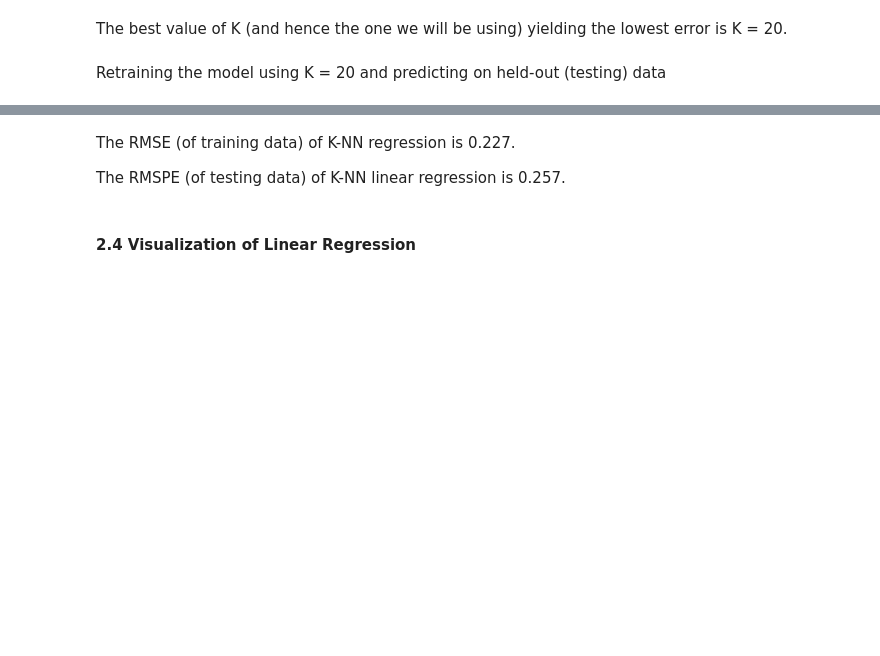
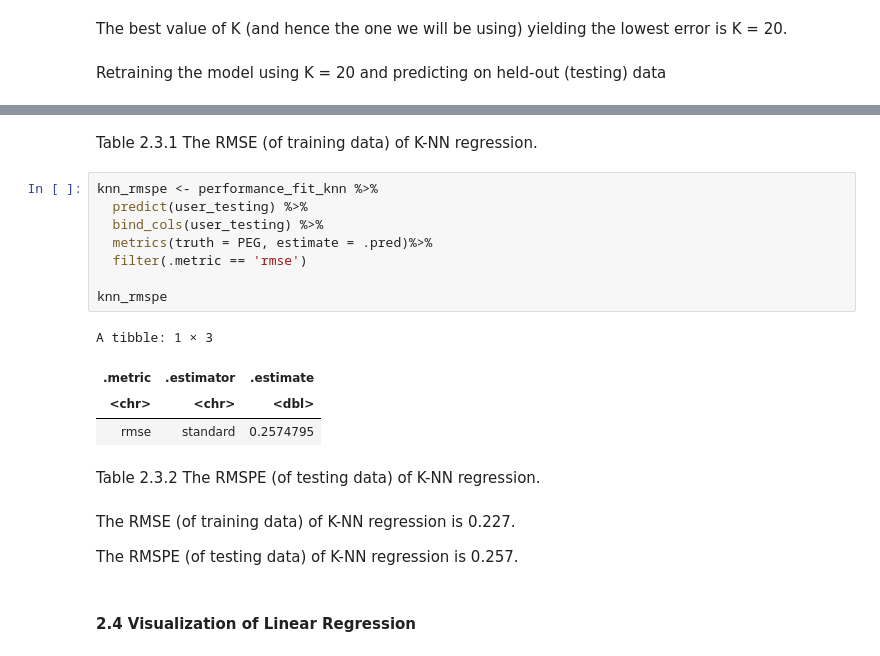
Before and after one commit to snowwang99/DSCI100_group32_project, a Jupyter notebook: DSCI100_Group32_Report.ipynb, the cells around one changed output, grey strips where cells are left out. Saved outputs shown, nothing was run; the diff lists cells and outputs as text; blank space fills up the shorter version.

```diff
--- a/DSCI100_Group32_Report.ipynb
+++ b/DSCI100_Group32_Report.ipynb
@@ -475,7 +483,24 @@ knn_rmspe
+# %% [markdown]
+Table 2.3.1 The RMSE (of training data) of K-NN regression.
+# %%
+knn_rmspe <- performance_fit_knn %>%
+  predict(user_testing) %>%
+  bind_cols(user_testing) %>%
+  metrics(truth = PEG, estimate = .pred)%>%
+  filter(.metric == 'rmse')
+
+knn_rmspe
+# %% [output]
+A tibble: 1 × 3
+| .metric | .estimator | .estimate |
+| <chr> | <chr> | <dbl> |
+| rmse | standard | 0.2574795 |
+# %% [markdown]
+Table 2.3.2 The RMSPE (of testing data) of K-NN regression.
 # %% [markdown]
 The RMSE (of training data) of K-NN regression is 0.227.
 
-The RMSPE (of testing data) of K-NN linear regression is 0.257.
+The RMSPE (of testing data) of K-NN regression is 0.257.
 # %% [markdown]
 #### 2.4 Visualization of Linear Regression
 # %%
```
Also changed, not shown: parts of 10 cells of this notebook.
